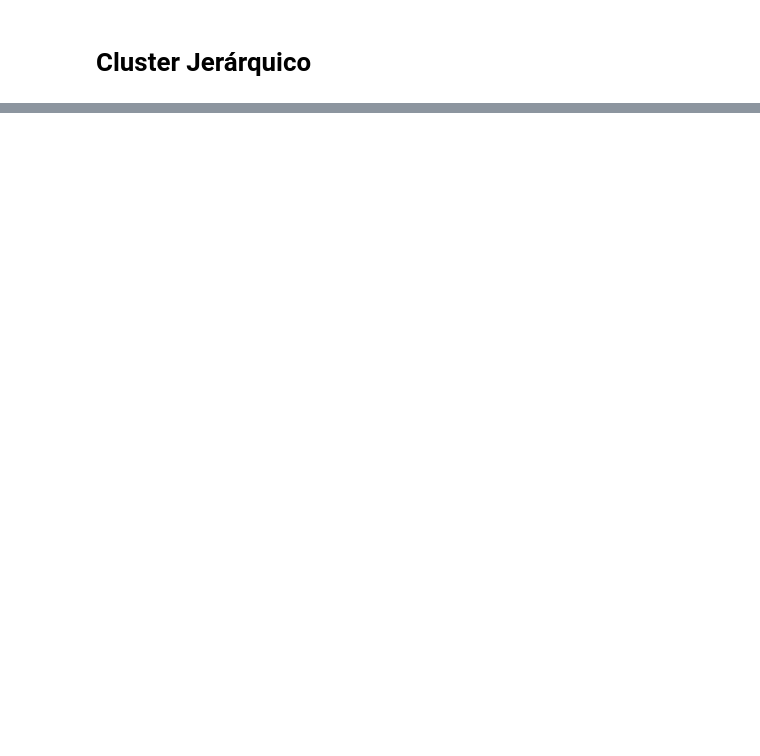
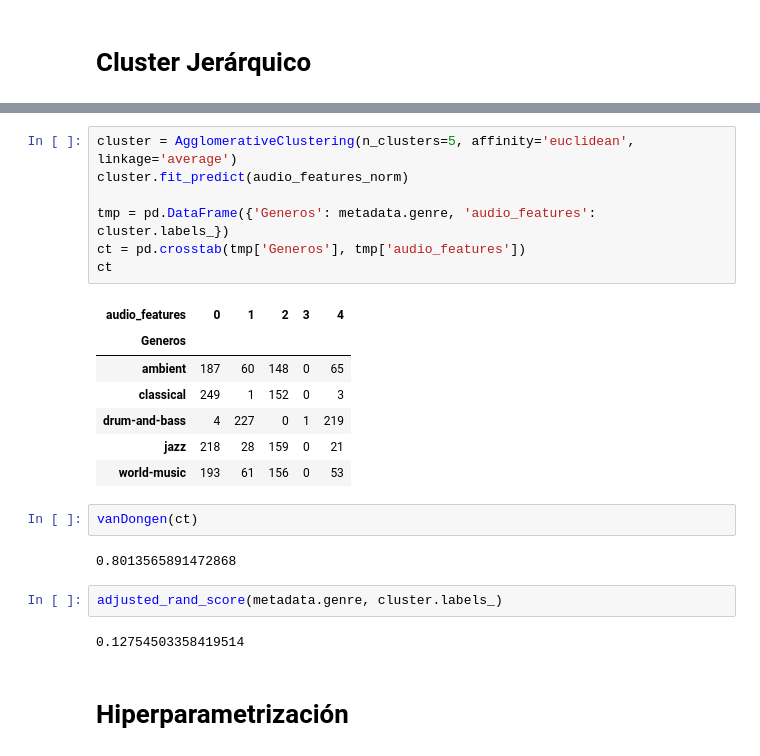
Before and after one commit to elfrasco/dmcyt_tp1, a Jupyter notebook: TP1/Hierarchical.ipynb, the cells around one changed output, grey strips where cells are left out. Saved outputs shown, nothing was run; the diff lists cells and outputs as text; blank space fills up the shorter version.

```diff
--- a/TP1/Hierarchical.ipynb
+++ b/TP1/Hierarchical.ipynb
@@ -95,0 +150,25 @@ audio_tracks.shape
+# %%
+cluster = AgglomerativeClustering(n_clusters=5, affinity='euclidean', linkage='average')
+cluster.fit_predict(audio_features_norm)
+
+tmp = pd.DataFrame({'Generos': metadata.genre, 'audio_features': cluster.labels_})
+ct = pd.crosstab(tmp['Generos'], tmp['audio_features'])
+ct
+# %% [output]
+| audio_features | 0 | 1 | 2 | 3 | 4 |
+| Generos |  |  |  |  |  |
+| ambient | 187 | 60 | 148 | 0 | 65 |
+| classical | 249 | 1 | 152 | 0 | 3 |
+| drum-and-bass | 4 | 227 | 0 | 1 | 219 |
+| jazz | 218 | 28 | 159 | 0 | 21 |
+| world-music | 193 | 61 | 156 | 0 | 53 |
+# %%
+vanDongen(ct)
+# %% [output]
+0.8013565891472868
+# %%
+adjusted_rand_score(metadata.genre, cluster.labels_)
+# %% [output]
+0.12754503358419514
+# %% [markdown]
+# Hiperparametrización
```
Also changed, not shown: parts of 12 cells of this notebook, 2 other files.
